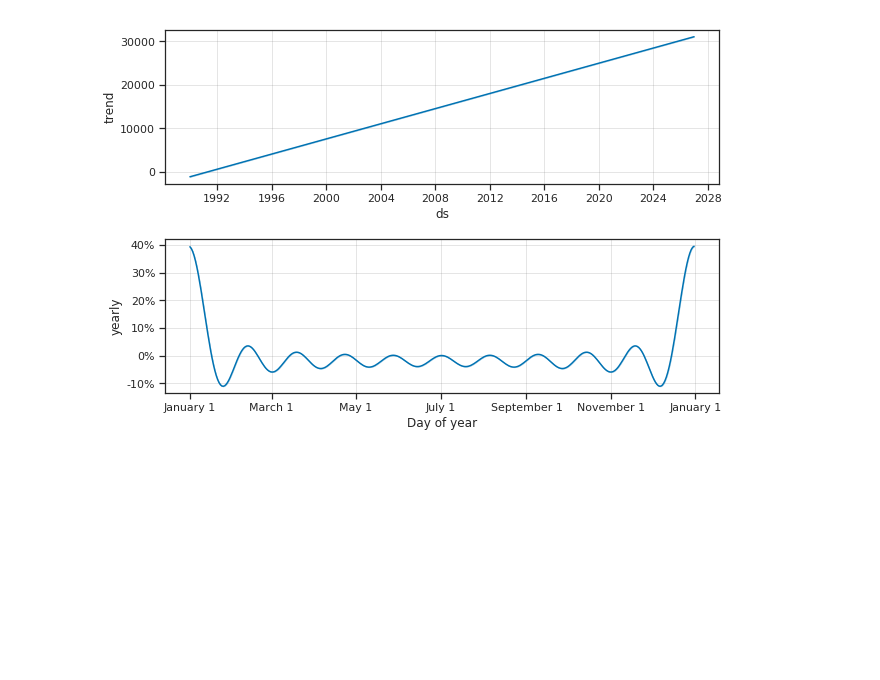
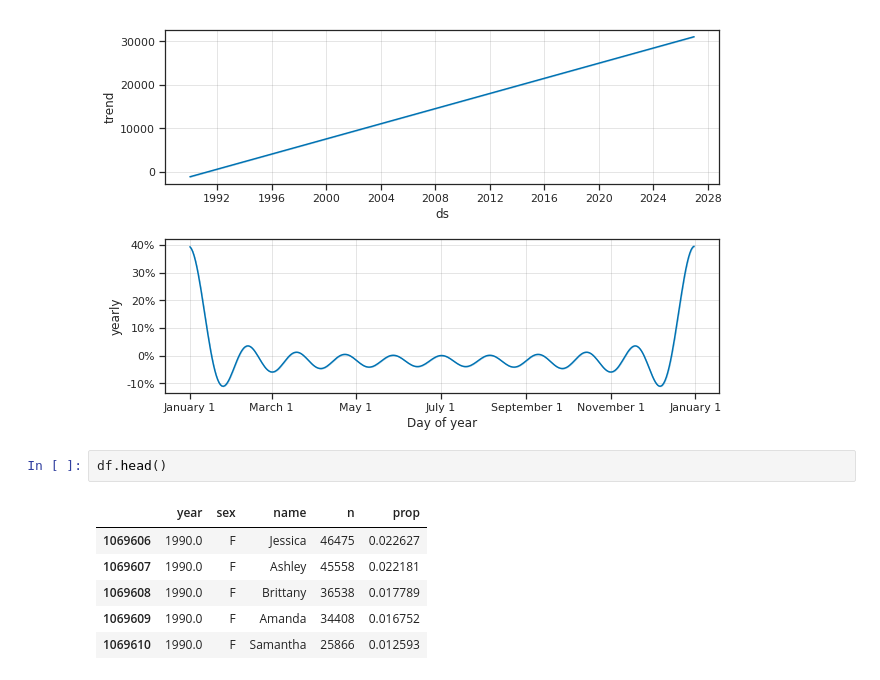
Before and after one commit to magic-lantern/forecasting, a Jupyter notebook: baby_name_analysis.ipynb, the cells around one changed output. Saved outputs shown, nothing was run; the diff lists cells and outputs as text; blank space fills up the shorter version.

```diff
--- a/baby_name_analysis.ipynb
+++ b/baby_name_analysis.ipynb
@@ -119,3 +120,12 @@ INFO:fbprophet:n_changepoints greater than number of observations.Using 21.0.
 fig = m.plot_components(forecast)
 # %% [output]
 [figure]
+# %%
+df.head()
+# %% [output]
+|  | year | sex | name | n | prop |
+| 1069606 | 1990.0 | F | Jessica | 46475 | 0.022627 |
+| 1069607 | 1990.0 | F | Ashley | 45558 | 0.022181 |
+| 1069608 | 1990.0 | F | Brittany | 36538 | 0.017789 |
+| 1069609 | 1990.0 | F | Amanda | 34408 | 0.016752 |
+| 1069610 | 1990.0 | F | Samantha | 25866 | 0.012593 |
```
Also changed, not shown: parts of 7 cells of this notebook, 1 other file.
